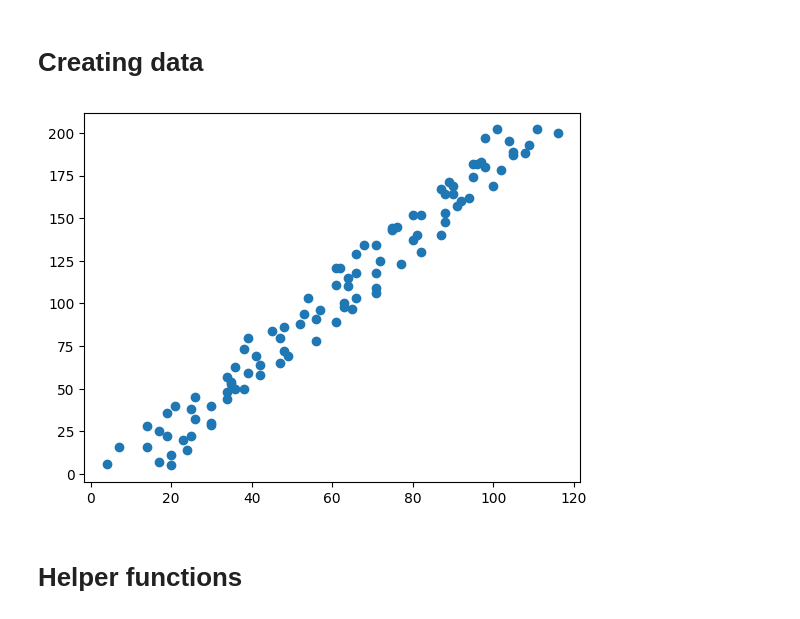
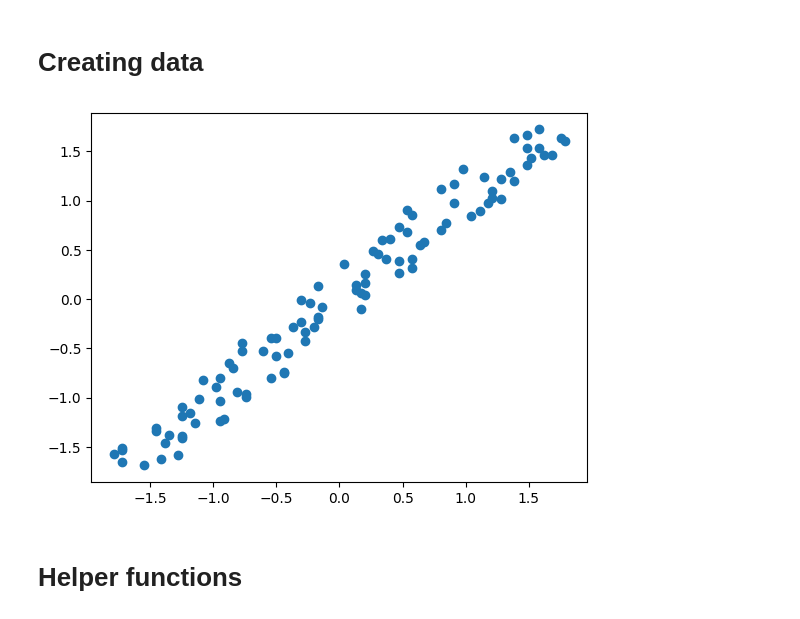
Before and after one commit to srilamaiti/srilamaiti.github.io, a Jupyter notebook: ml_algo_from_scratch/lasso_regression_from_scratch.ipynb, the cells around one changed output. Saved outputs shown, nothing was run; the diff lists cells and outputs as text; code cells hidden in the pictures.

```diff
--- a/ml_algo_from_scratch/lasso_regression_from_scratch.ipynb
+++ b/ml_algo_from_scratch/lasso_regression_from_scratch.ipynb
@@ -31,11 +57,14 @@ warnings.filterwarnings('ignore')
 # **Creating data**
 # %%
 X = np.array([ctr + random.randrange(1, 20) for ctr in np.arange(1, 101, 1)])
+scaler = StandardScaler()
+X_std = scaler.fit_transform(X.reshape(-1, 1))
 y = np.array([(2 * ctr) + random.randrange(1, 5) for ctr in np.arange(1, 101, 1)])
-plt.scatter(X, y)
+y_std = scaler.fit_transform(y.reshape(-1, 1))
+plt.scatter(X_std, y_std)
 plt.show()
 # %% [output]
-[figure, old version]
+[figure, new version]
 # %% [markdown]
 # **Helper functions**
 # %% [markdown]
```
Also changed, not shown: parts of 6 cells of this notebook.
